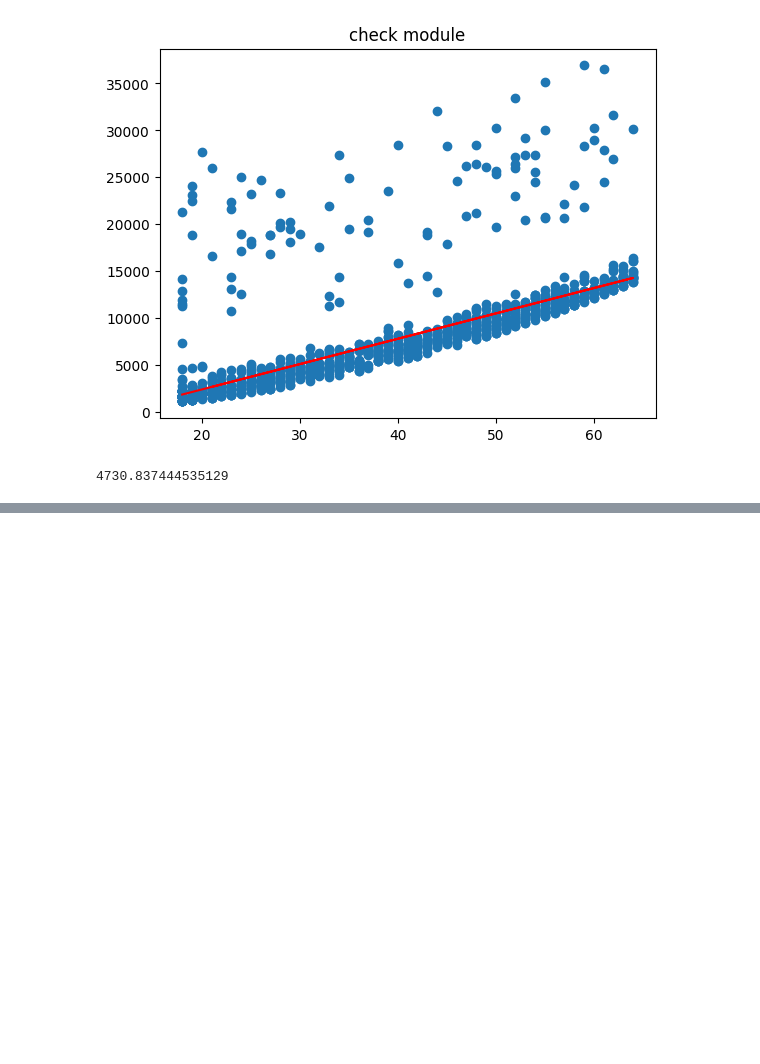
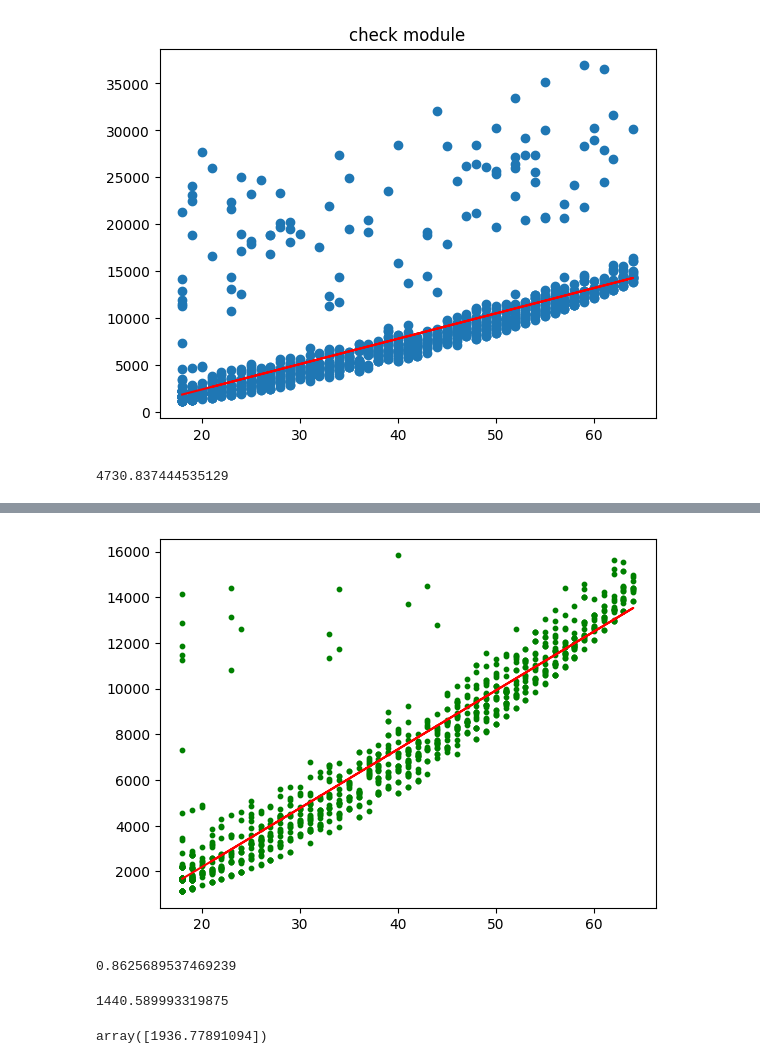
Before and after one commit to abolfazlshahsavaryyy/sklearn, a Jupyter notebook: sklearn.ipynb, the cells around one changed output, grey strips where cells are left out. Saved outputs shown, nothing was run; the diff lists cells and outputs as text; code cells hidden in the pictures; blank space fills up the shorter version.

```diff
--- a/sklearn.ipynb
+++ b/sklearn.ipynb
@@ -270,0 +312,2 @@ try_astemed(270,-3000)
+# %%
+module1=LinearRegression()
@@ -270,0 +318,20 @@ try_astemed(270,-3000)
+# %%
+pred1=module1.predict(np.reshape(clean_data['age'],(-1,1)))
+# %%
+plt.scatter(np.reshape(clean_data['age'],(-1,1)),clean_data['charges'],color="green",s=10)
+plt.plot(np.reshape(clean_data['age'],(-1,1)),pred1,color="red")
+plt.show()
+# %% [output]
+[figure, added]
+# %%
+module1.score(np.reshape(clean_data['age'],(-1,1)),clean_data['charges'])
+# %% [output]
+0.8625689537469239
+# %%
+cul_rmse(clean_data['charges'],pred1)
+# %% [output]
+1440.589993319875
+# %%
+module1.predict(np.array([[19]]))
+# %% [output]
+array([1936.77891094])
```
Also changed, not shown: parts of 19 cells of this notebook.
